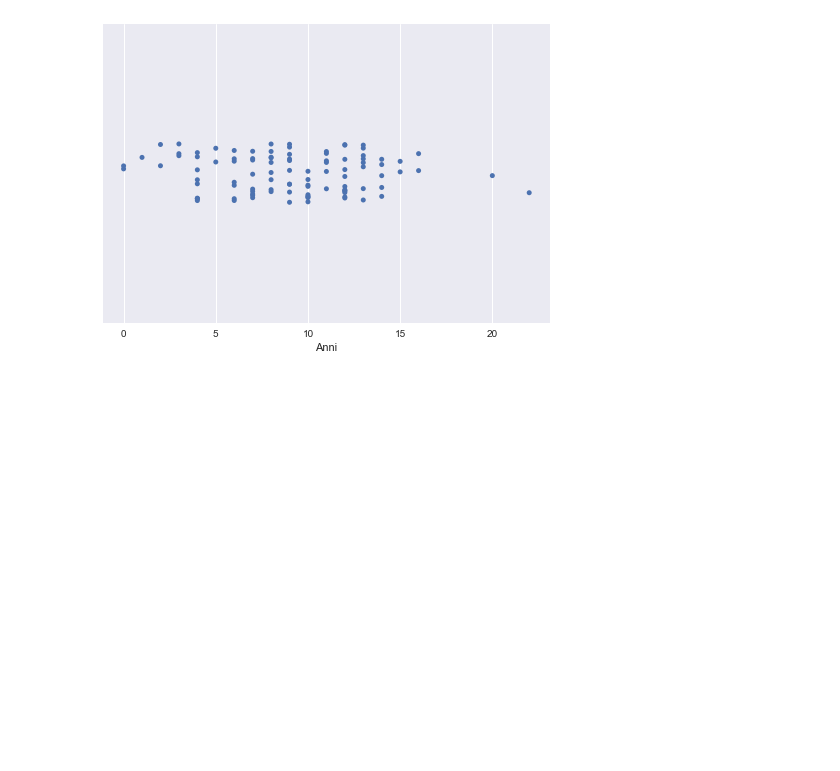
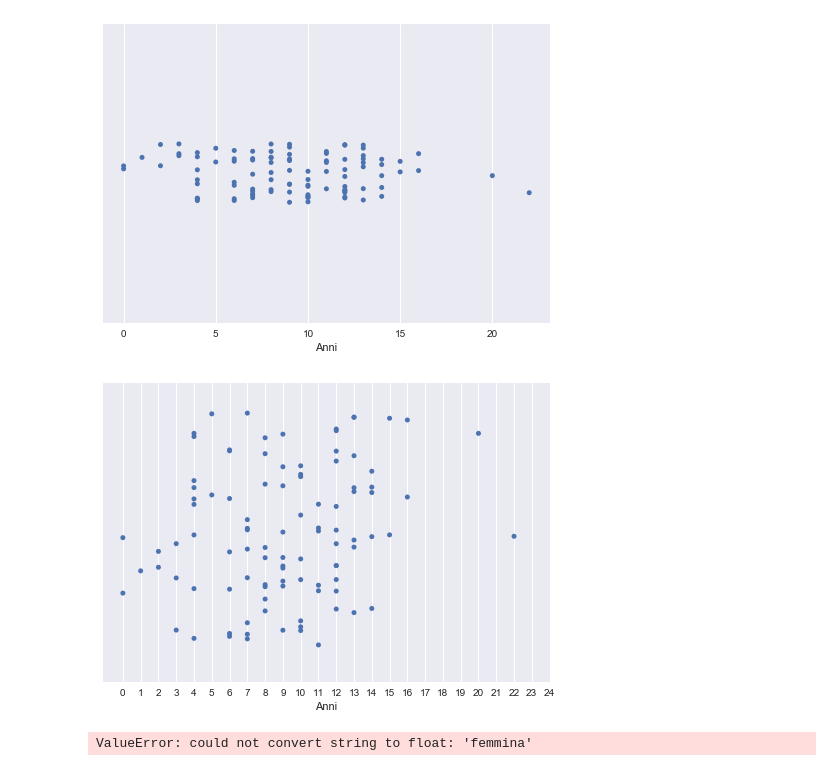
Before and after one commit to airlinecos/seaborn_dogcats, a Jupyter notebook: seaborn_test.ipynb, the cells around one changed output. Drawn from its saved outputs; the diff is of its cells as text; code cells hidden in the pictures; blank space fills up the shorter version.

```diff
--- a/seaborn_test.ipynb
+++ b/seaborn_test.ipynb
@@ -15,9 +15,10 @@ import seaborn as sns
 # %% [markdown]
 Cominciamo a trattare con le **distribuzioni univariate** ovvero di una singola variabile aleatoria.
 # %%
+sns.set_style("darkgrid")           #imposta uno stile con lo sfondo scuro e una griglia chiara
 np.random.seed(sum(map(ord,"kde"))) #seme del generatore casuale numpy (senza seme i valori non saranno riproducibili!)
-x100 = np.random.normal(size=100)      #chiamata del generatore casuale numpy per 100 elementi distribuiti normalmente
-sns.distplot(x100)                     #metodo seaborn per generare un grafico di distribuzione ovvero un istogramma normalizzato
+x100 = np.random.normal(size=100)   #chiamata del generatore casuale numpy per 100 elementi distribuiti normalmente
+sns.distplot(x100)                  #metodo seaborn per generare un grafico di distribuzione ovvero un istogramma normalizzato
 plt.show()                          #mostra il grafico seaborn attraverso la libreri matplotlib.pyplot
 # %% [output]
 [figure]
@@ -313,6 +316,8 @@ df_gc100.empatia = empatia_casuale
 df_gc100.Anni = cento_dist_norm_nonzero
 # %%
 df_gc100['fase_di_vita'] = categorie_100.get_values()
+# %%
+df_gc100.sesso =  df_gc100.sesso.astype("category")
 # %%
 df_gc100.head()
 # %% [output]
@@ -353,3 +360,14 @@ sns.stripplot(y='Anni',data=df_gc100, orient='h', jitter=True)
 plt.show()
 # %% [output]
 [figure]
+# %%
+sns.stripplot(y='Anni',data=df_gc100, orient='h', jitter=0.4).set(xticks=range(0,25))
+plt.show()
+# %% [output]
+[figure, added]
+# %%
+df_gc100.sesso = df_gc100.sesso.astype("str")
+sns.stripplot(x="sesso", y="Anni", data=df_gc100,orient='h', jitter=0.4).set(xticks=range(0,25))
+plt.show()
+# %% [output]
+ValueError: could not convert string to float: 'femmina'
```
Also changed, not shown: parts of 2 cells of this notebook.
